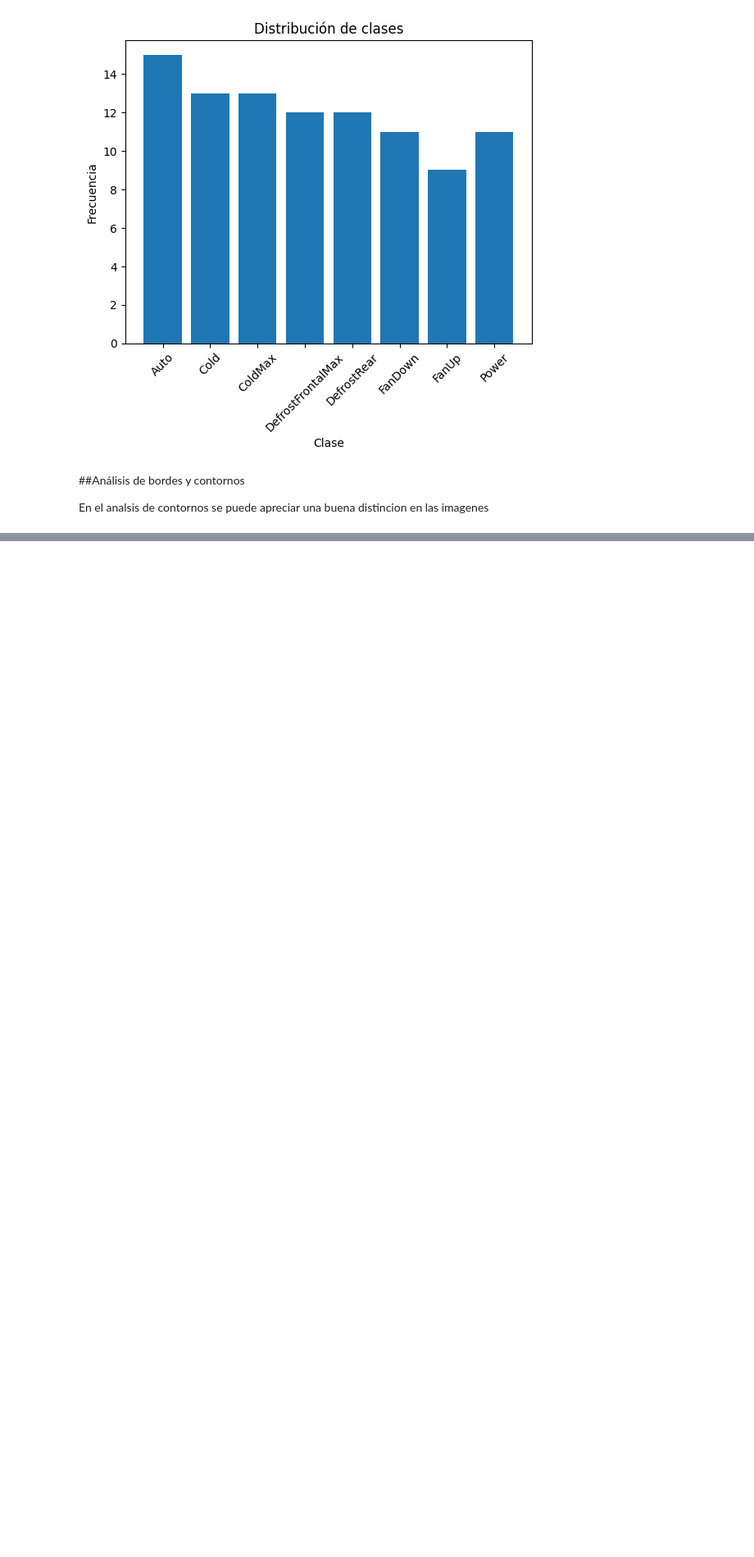
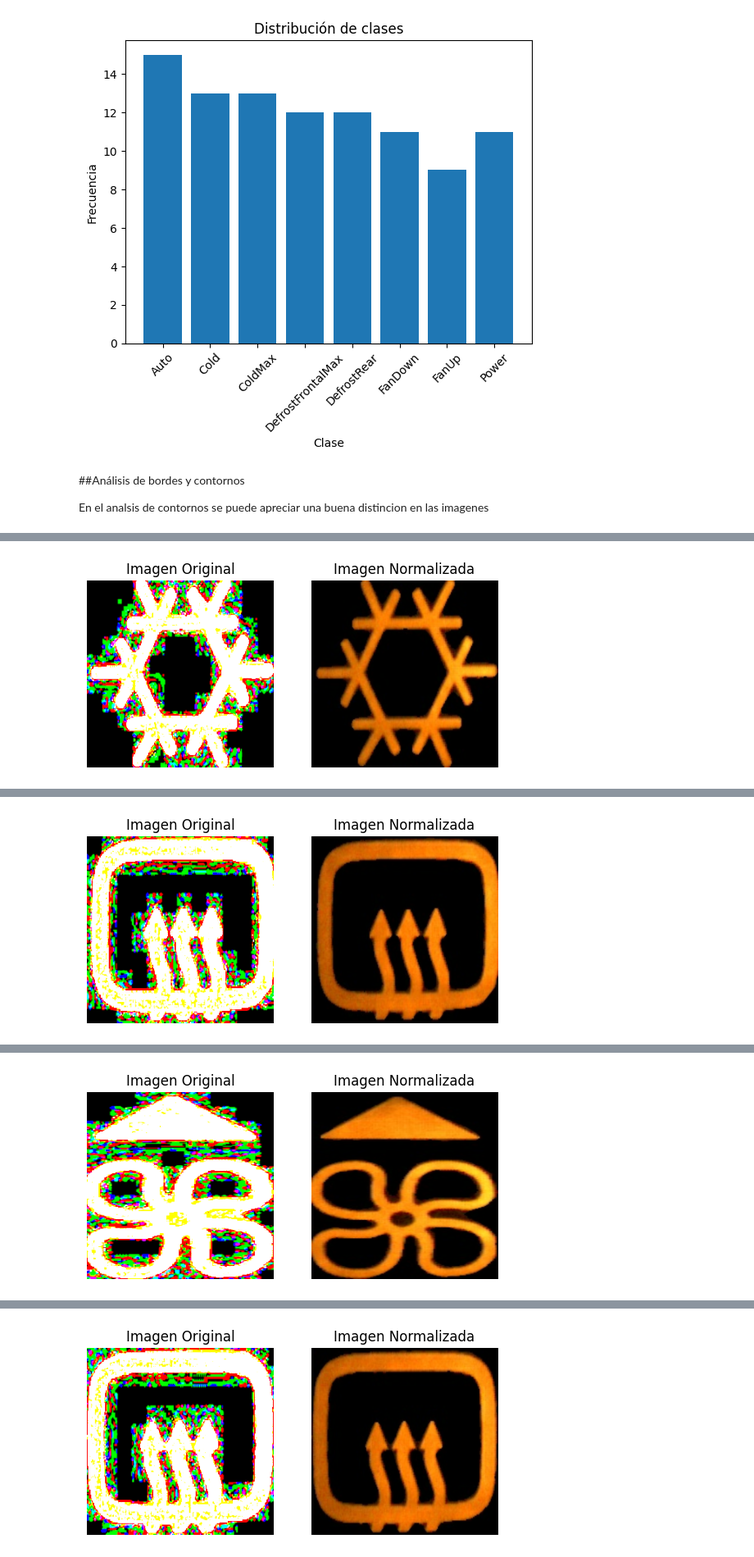
Before and after one commit to AngeHdz/ProyectoIntegrador, a Jupyter notebook: Avance1_35_Equipo_EDA.ipynb, the cells around one changed output, grey strips where cells are left out. Shown at 82% size. Saved outputs shown, nothing was run; the diff lists cells and outputs as text; code cells hidden in the pictures; blank space fills up the shorter version.

```diff
--- a/Avance1_35_Equipo_EDA.ipynb
+++ b/Avance1_35_Equipo_EDA.ipynb
@@ -222,0 +244,32 @@ for images, _ in train.take(1):
+# %%
+import cv2
+import numpy as np
+import matplotlib.pyplot as plt
+
+def normalizacion_imagenes(image):
+    # Convertir la imagen a valores de punto flotante
+    image_float = image.astype(np.float32)
+    # Normalizar los valores de píxeles para que estén en el rango [0, 1]
+    normalized_image = image_float / 255.0
+    return normalized_image
+
+for images, _ in train.take(1):
+    for image in images:
+        # Normalizar la imagen y almacenarla en una variable
+        normalized_image = normalizacion_imagenes(image.numpy())
+
+        # Visualizar la imagen original y la normalizada
+        plt.figure(figsize=(10, 5))
+        plt.subplot(1, 3, 1)
+        plt.imshow(image)
+        plt.title('Imagen Original')
+        plt.axis('off')
+
+        plt.subplot(1, 3, 2)
+        plt.imshow(normalized_image)
+        plt.title('Imagen Normalizada')
+        plt.axis('off')
+
+
+        plt.show()
+# %% [output]
@@ -222,0 +277 @@ for images, _ in train.take(1):
+[figure, added]
@@ -222,0 +279 @@ for images, _ in train.take(1):
+[figure, added]
@@ -222,0 +281 @@ for images, _ in train.take(1):
+[figure, added]
@@ -222,0 +283 @@ for images, _ in train.take(1):
+[figure, added]
```
Also changed, not shown: parts of 12 cells of this notebook.
